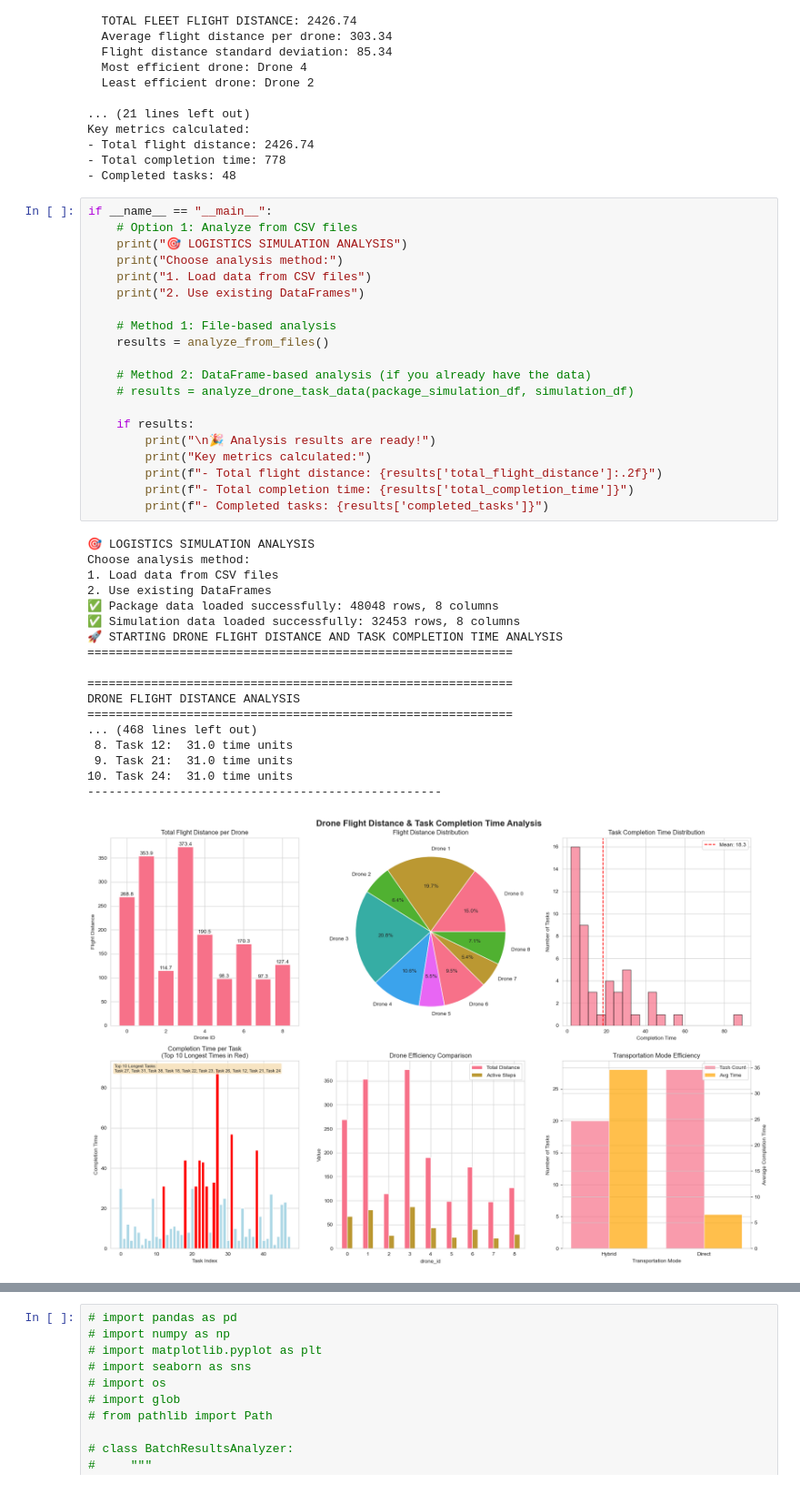
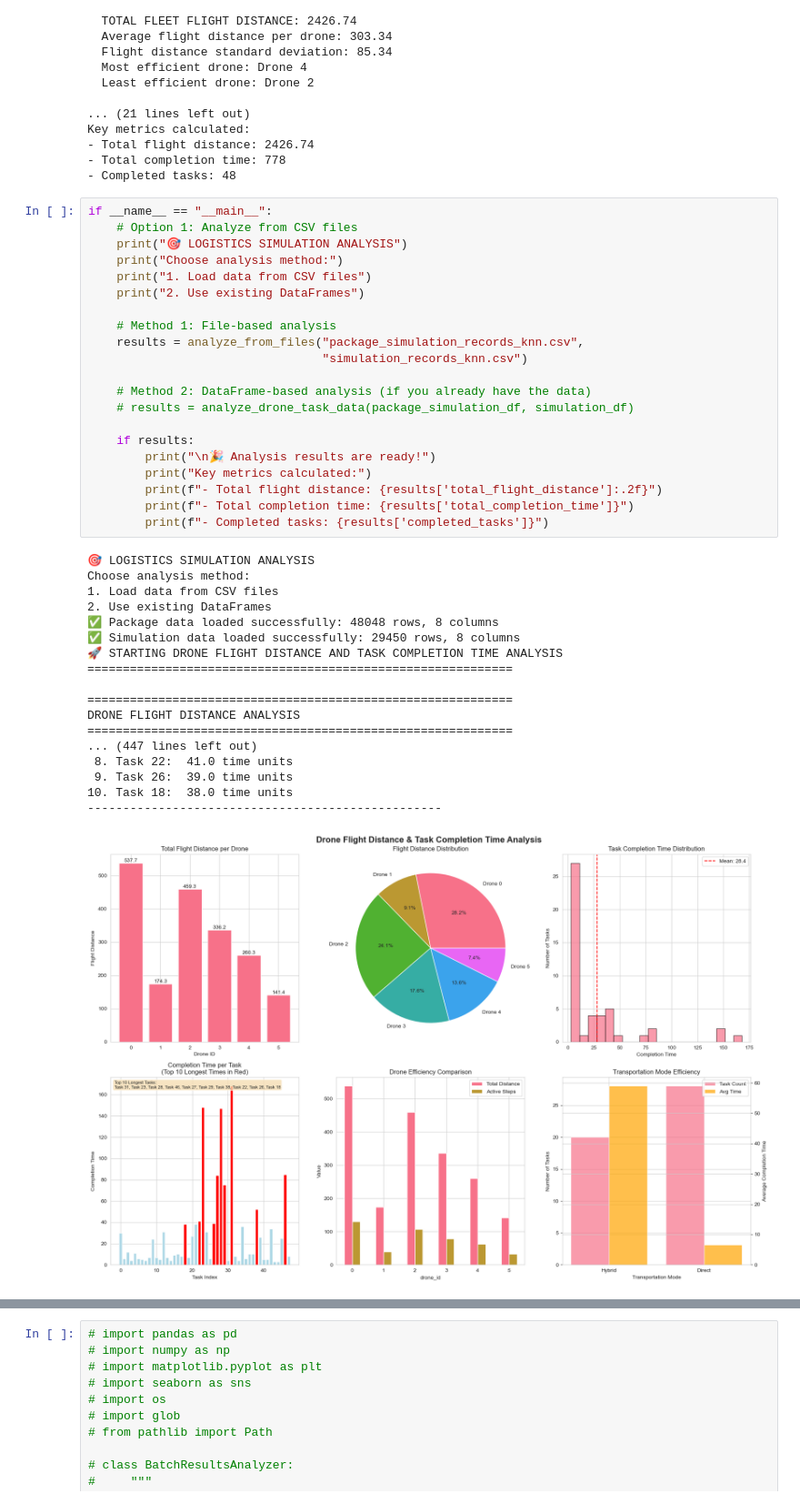
Before and after one commit to Jingren-Tang/New_Drone, a Jupyter notebook: analysis.ipynb, the cells around one changed output, grey strips where cells are left out. Shown at 91% size. Saved outputs shown, nothing was run; the diff lists cells and outputs as text.

```diff
--- a/analysis.ipynb
+++ b/analysis.ipynb
@@ -721,40 +721,41 @@ if __name__ == "__main__":
     # Option 1: Analyze from CSV files
     print("🎯 LOGISTICS SIMULATION ANALYSIS")
     print("Choose analysis method:")
     print("1. Load data from CSV files")
     print("2. Use existing DataFrames")
 
     # Method 1: File-based analysis
-    results = analyze_from_files()
+    results = analyze_from_files("package_simulation_records_knn.csv",
+                                 "simulation_records_knn.csv")
 
     # Method 2: DataFrame-based analysis (if you already have the data)
     # results = analyze_drone_task_data(package_simulation_df, simulation_df)
 
     if results:
         print("\n🎉 Analysis results are ready!")
         print("Key metrics calculated:")
         print(f"- Total flight distance: {results['total_flight_distance']:.2f}")
         print(f"- Total completion time: {results['total_completion_time']}")
         print(f"- Completed tasks: {results['completed_tasks']}")
 # %% [output]
 🎯 LOGISTICS SIMULATION ANALYSIS
 Choose analysis method:
 1. Load data from CSV files
 2. Use existing DataFrames
 ✅ Package data loaded successfully: 48048 rows, 8 columns
-✅ Simulation data loaded successfully: 32453 rows, 8 columns
+✅ Simulation data loaded successfully: 29450 rows, 8 columns
 🚀 STARTING DRONE FLIGHT DISTANCE AND TASK COMPLETION TIME ANALYSIS
 ============================================================
 
 ============================================================
 DRONE FLIGHT DISTANCE ANALYSIS
 ============================================================
-... (468 lines left out)
- 8. Task 12:  31.0 time units
- 9. Task 21:  31.0 time units
-10. Task 24:  31.0 time units
+... (447 lines left out)
+ 8. Task 22:  41.0 time units
+ 9. Task 26:  39.0 time units
+10. Task 18:  38.0 time units
 --------------------------------------------------
-[figure, old version]
+[figure, new version]
 ============================================================
 📋 EXECUTIVE SUMMARY REPORT
 ============================================================
```
Also changed, not shown: parts of 4 cells of this notebook.
